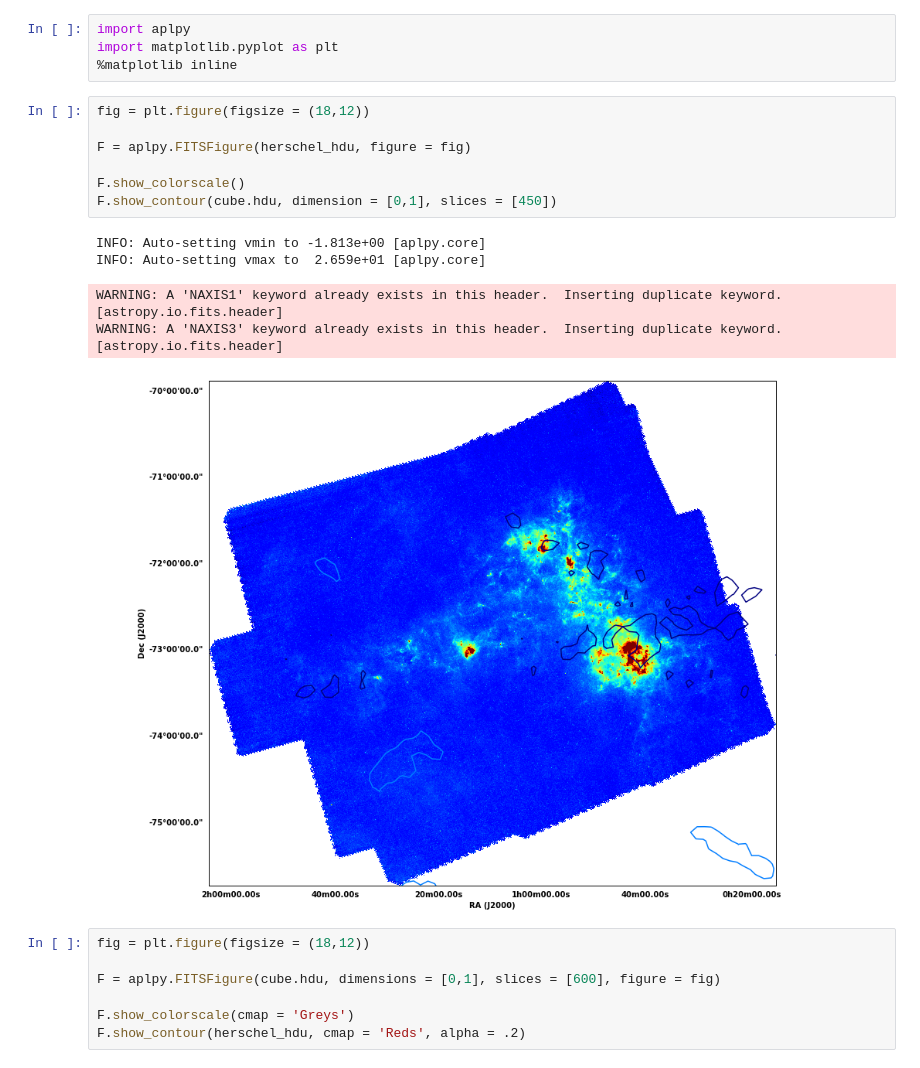
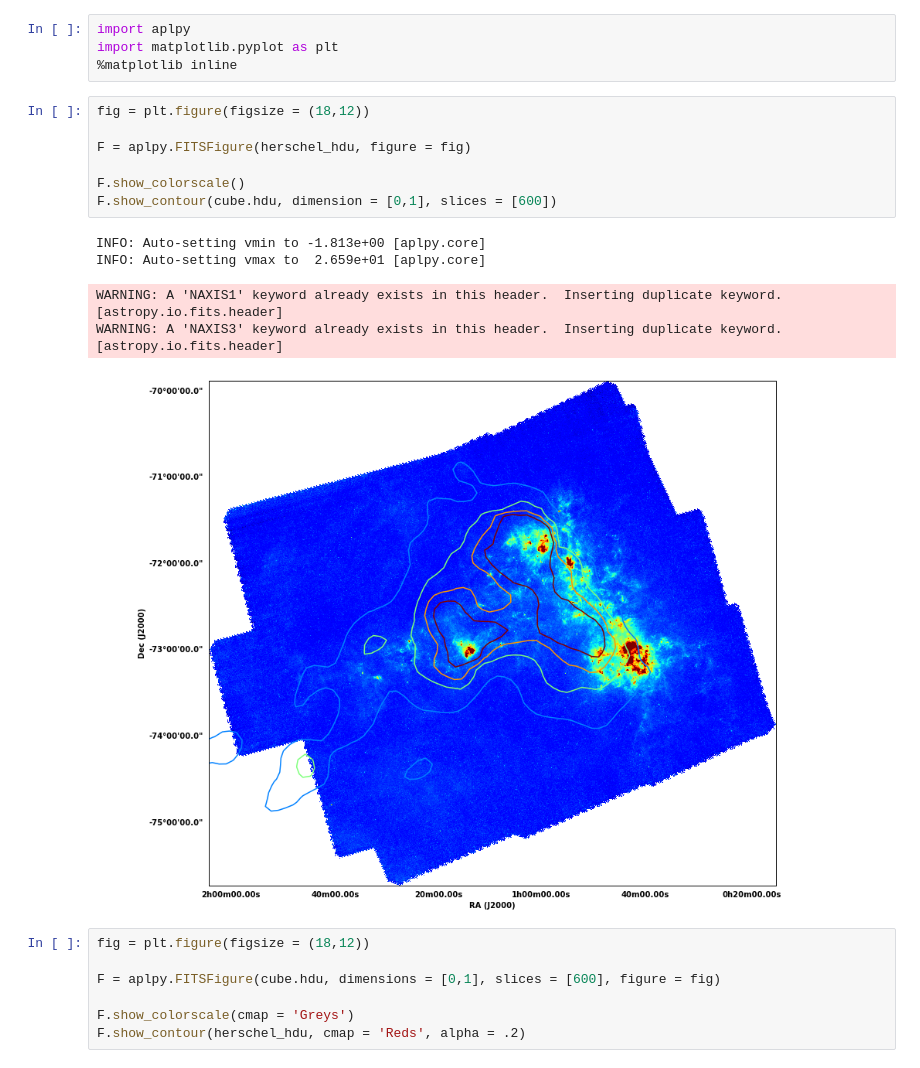
Before and after one commit to Astro-Shetty/tutorials, a Jupyter notebook: Tutorial Draft - 3D Data Cubes (reproject, spectral-cube, aplpy).ipynb, the cells around one changed output. Cells and saved outputs as stored; diff of their text form.

```diff
--- a/Tutorial Draft - 3D Data Cubes (reproject, spectral-cube, aplpy).ipynb
+++ b/Tutorial Draft - 3D Data Cubes (reproject, spectral-cube, aplpy).ipynb
@@ -90,16 +90,16 @@ import matplotlib.pyplot as plt
 # %%
 fig = plt.figure(figsize = (18,12))
 
 F = aplpy.FITSFigure(herschel_hdu, figure = fig)
 
 F.show_colorscale()
-F.show_contour(cube.hdu, dimension = [0,1], slices = [450])
+F.show_contour(cube.hdu, dimension = [0,1], slices = [600])
 # %% [output]
 INFO: Auto-setting vmin to -1.813e+00 [aplpy.core]
 INFO: Auto-setting vmax to  2.659e+01 [aplpy.core]
 WARNING: A 'NAXIS1' keyword already exists in this header.  Inserting duplicate keyword. [astropy.io.fits.header]
 WARNING: A 'NAXIS3' keyword already exists in this header.  Inserting duplicate keyword. [astropy.io.fits.header]
-[figure, old version]
+[figure, new version]
 # %%
 fig = plt.figure(figsize = (18,12))
 
```
